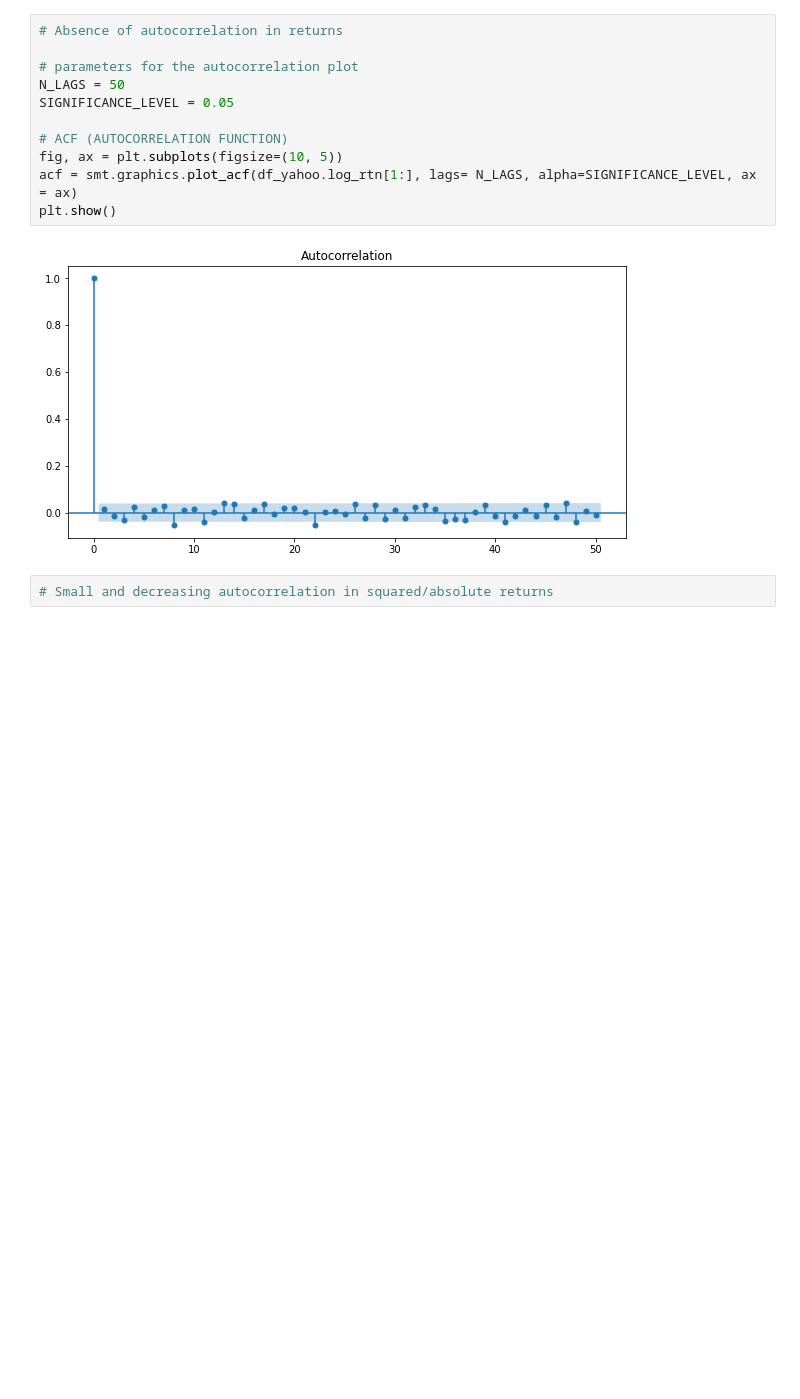
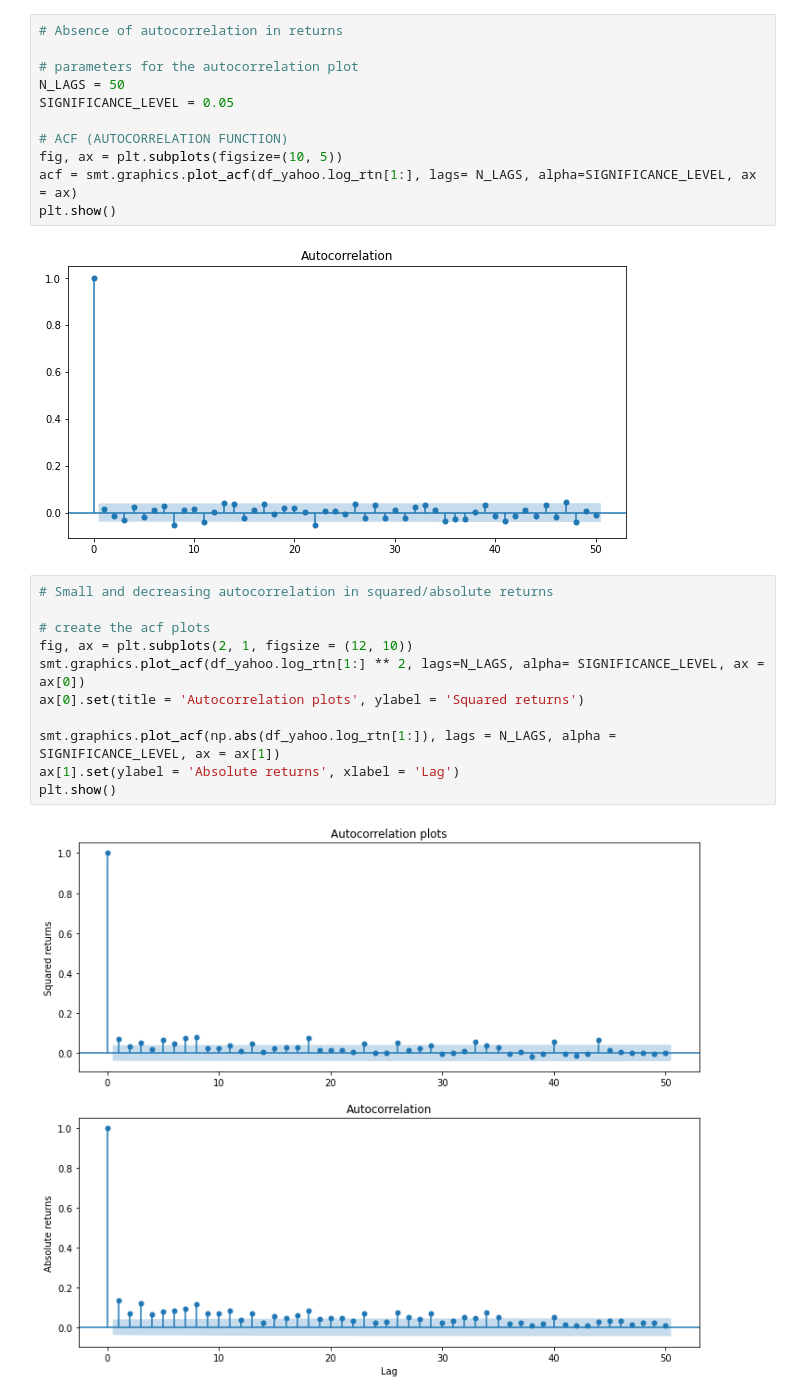
Before and after one commit to annkon22/Finance_python, a Jupyter notebook: stylized_facts.ipynb, the cells around one changed output. Cells and saved outputs as stored; diff of their text form; blank space fills up the shorter version.

```diff
--- a/stylized_facts.ipynb
+++ b/stylized_facts.ipynb
@@ -72,3 +72,14 @@ plt.show()
 [figure]
 # %%
 # Small and decreasing autocorrelation in squared/absolute returns
+
+# create the acf plots
+fig, ax = plt.subplots(2, 1, figsize = (12, 10))
+smt.graphics.plot_acf(df_yahoo.log_rtn[1:] ** 2, lags=N_LAGS, alpha= SIGNIFICANCE_LEVEL, ax = ax[0])
+ax[0].set(title = 'Autocorrelation plots', ylabel = 'Squared returns')
+
+smt.graphics.plot_acf(np.abs(df_yahoo.log_rtn[1:]), lags = N_LAGS, alpha = SIGNIFICANCE_LEVEL, ax = ax[1])
+ax[1].set(ylabel = 'Absolute returns', xlabel = 'Lag')
+plt.show()
+# %% [output]
+[figure, added]
```
Also changed, not shown: parts of 4 cells of this notebook.
